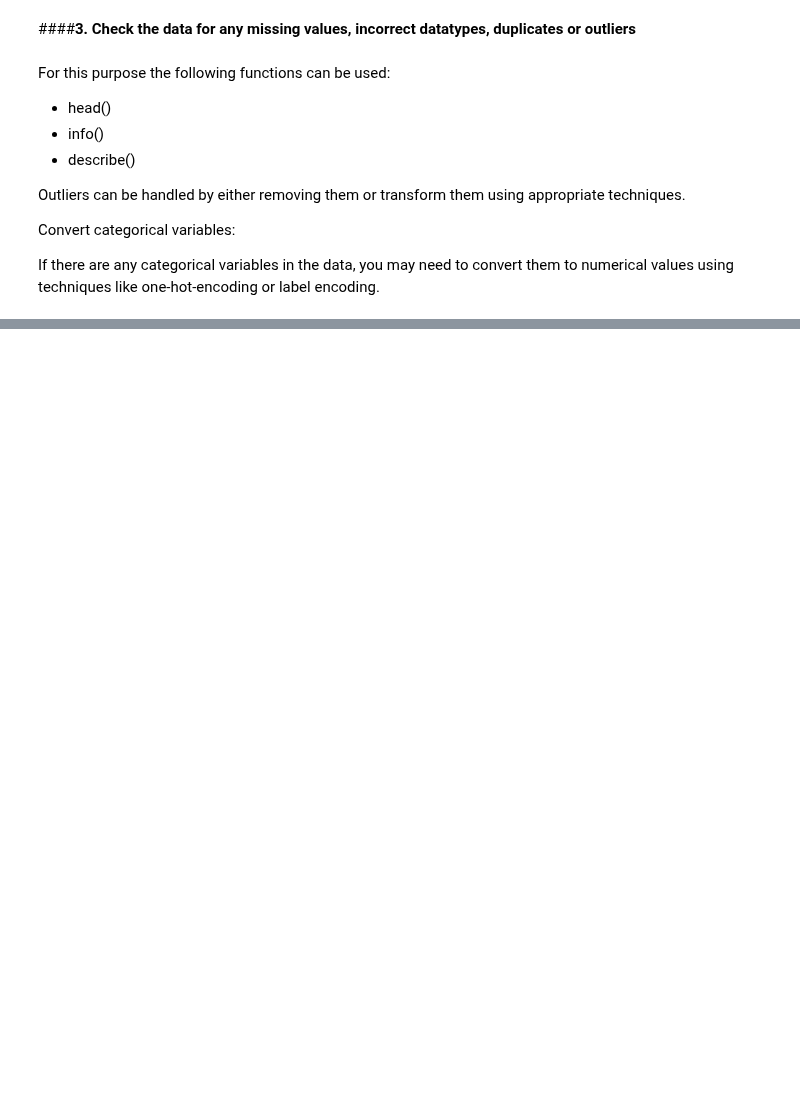
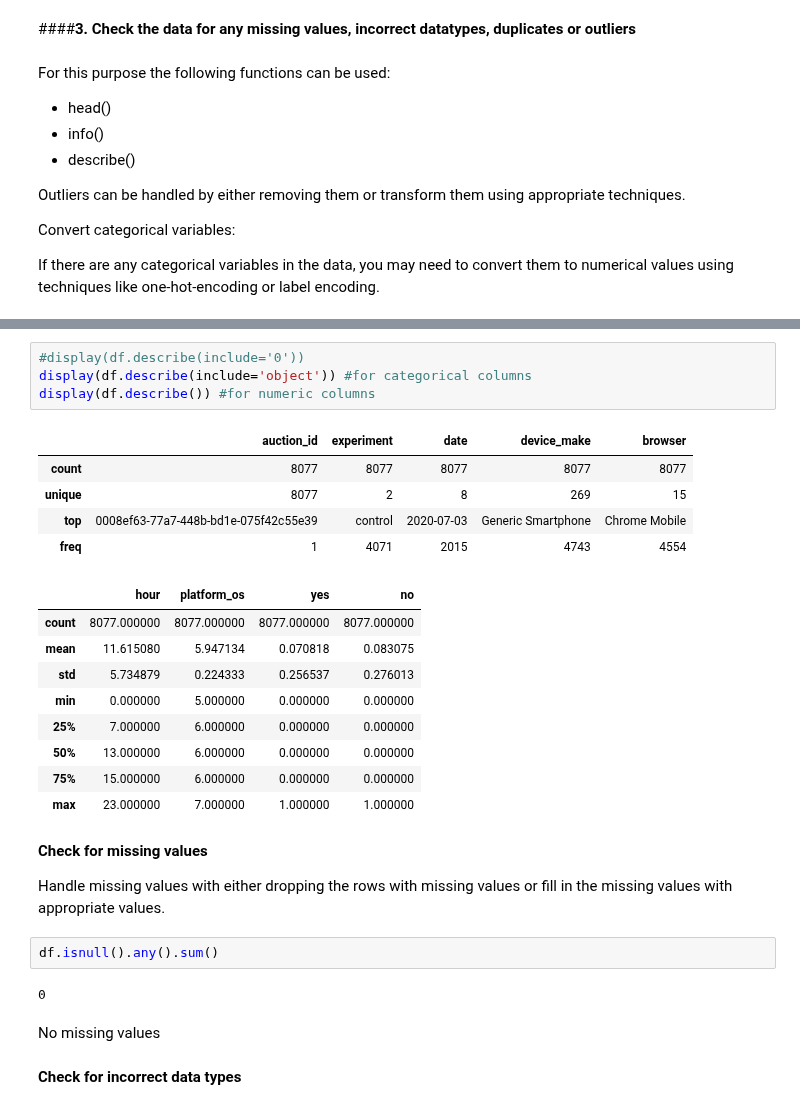
Before and after one commit to arifaygun/Magnimind-ML, a Jupyter notebook: Office_Hour_Capstone_Project(1).ipynb, the cells around one changed output, grey strips where cells are left out. Saved outputs shown, nothing was run; the diff lists cells and outputs as text; blank space fills up the shorter version.

```diff
--- a/Office_Hour_Capstone_Project(1).ipynb
+++ b/Office_Hour_Capstone_Project(1).ipynb
@@ -396,0 +406,31 @@ display(df.head())
+# %%
+#display(df.describe(include='0'))
+display(df.describe(include='object')) #for categorical columns
+display(df.describe()) #for numeric columns
+# %% [output]
+|  | auction_id | experiment | date | device_make | browser |
+| count | 8077 | 8077 | 8077 | 8077 | 8077 |
+| unique | 8077 | 2 | 8 | 269 | 15 |
+| top | 0008ef63-77a7-448b-bd1e-075f42c55e39 | control | 2020-07-03 | Generic Smartphone | Chrome Mobile |
+| freq | 1 | 4071 | 2015 | 4743 | 4554 |
+|  | hour | platform_os | yes | no |
+| count | 8077.000000 | 8077.000000 | 8077.000000 | 8077.000000 |
+| mean | 11.615080 | 5.947134 | 0.070818 | 0.083075 |
+| std | 5.734879 | 0.224333 | 0.256537 | 0.276013 |
+| min | 0.000000 | 5.000000 | 0.000000 | 0.000000 |
+| 25% | 7.000000 | 6.000000 | 0.000000 | 0.000000 |
+| 50% | 13.000000 | 6.000000 | 0.000000 | 0.000000 |
+| 75% | 15.000000 | 6.000000 | 0.000000 | 0.000000 |
+| max | 23.000000 | 7.000000 | 1.000000 | 1.000000 |
+# %% [markdown]
+**Check for missing values**
+
+Handle missing values with either dropping the rows with missing values or fill in the missing values with appropriate values.
+# %%
+df.isnull().any().sum()
+# %% [output]
+0
+# %% [markdown]
+No missing values
+# %% [markdown]
+**Check for incorrect data types**
```
Also changed, not shown: parts of 12 cells of this notebook.
